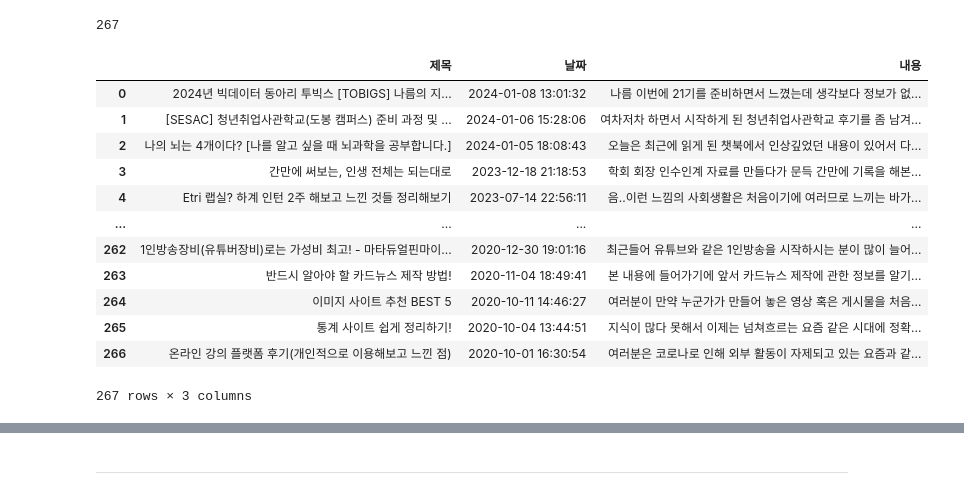
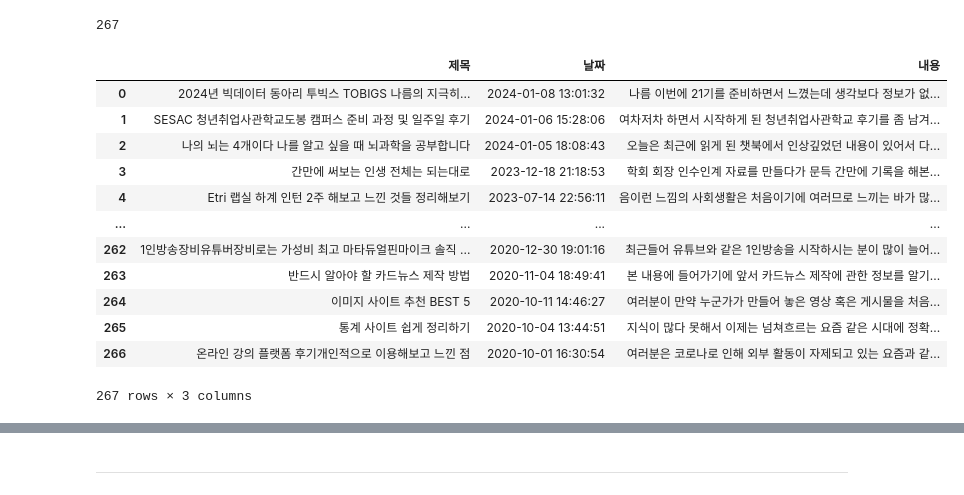
Before and after one commit to ru2zi/giminopt, a Jupyter notebook: train.ipynb, the cells around one changed output, grey strips where cells are left out. Saved outputs shown, nothing was run; the diff lists cells and outputs as text; code cells hidden in the pictures.

```diff
--- a/train.ipynb
+++ b/train.ipynb
@@ -243,17 +254,18 @@ len(log_date)
 # %%
+import re
 from bs4 import BeautifulSoup
 import pandas as pd
-from datetime import datetime  # datetime 모듈 import
+from datetime import datetime
 
 # 데이터를 저장할 리스트 초기화
 titles = []
 dates = []
 contents = []
 
-for logNo, addDate in log_date:  # 각 logNo와 addDate에 대해서
+for logNo, addDate in log_date:
     params = {
         'blogId': 'inno06039',
-        'logNo': str(logNo),  # logNo를 문자열로 변환
+        'logNo': str(logNo),
         'categoryNo': '1',
         'parentCategoryNo': '1',
         'from': 'thumbnailList',
@@ -263,49 +275,49 @@ for logNo, addDate in log_date:  # 각 logNo와 addDate에 대해서
     # BeautifulSoup를 사용하여 HTML 파싱
     soup = BeautifulSoup(response.text, 'html.parser')
 
     # 초기 변수 설정
     current_title = None
     current_content = []
 
-    # 모든 <p> 태그를 찾아서 데이터 추
+    # 모든 <p> 태그를 찾아서 데이터 추출
     p_tags = soup.find_all('p')
 
     for tag in p_tags:
         if 'class' in tag.attrs and 'se-text-paragraph-align-' in tag['class']:
             if current_title is None:
-                current_title = tag.text.strip()
+                current_title = re.sub(r'[^\w\s]', '', tag.text.strip())  # 특수 문자 제거
             else:
-                current_content.append(tag.text.strip())
-        elif 'class' in tag.attrs and 'se-text-paragraph-align-center' in tag['class']:
+                current_content.append(re.sub(r'[^\w\s]', '', tag.text.strip()))  # 특수 문자 제거
+        elif 'class' in tag.attrs and any(s.startswith('se-text-paragraph-align-') for s in tag['class']):
             if current_title is not None:
-                current_content.append(tag.text.strip())
+                current_content.append(re.sub(r'[^\w\s]', '', tag.text.strip()))  # 특수 문자 제거
 
     # "addDate"를 읽기 편한 형식으로 변환
     current_date = datetime.fromtimestamp(addDate / 1000).strftime('%Y-%m-%d %H:%M:%S')
 
     # 제목, 날짜, 내용 추가
     if current_title is not None:
         titles.append(current_title)
         dates.append(current_date)
         contents.append(' '.join(current_content).replace('\u200b', ''))
 
 # 데이터프레임 생성
 data = {'제목': titles, '날짜': dates, '내용': contents}
 df = pd.DataFrame(data)
 df
 # %% [output]
 |  | 제목 | 날짜 | 내용 |
-| 0 | 2024년 빅데이터 동아리 투빅스 [TOBIGS] 나름의 지... | 2024-01-08 13:01:32 | 나름 이번에 21기를 준비하면서 느꼈는데 생각보다 정보가 없... |
-| 1 | [SESAC] 청년취업사관학교(도봉 캠퍼스) 준비 과정 및 ... | 2024-01-06 15:28:06 | 여차저차 하면서 시작하게 된 청년취업사관학교 후기를 좀 남겨... |
-| 2 | 나의 뇌는 4개이다? [나를 알고 싶을 때 뇌과학을 공부합니다.] | 2024-01-05 18:08:43 | 오늘은 최근에 읽게 된 챗북에서 인상깊었던 내용이 있어서 다... |
-| 3 | 간만에 써보는, 인생 전체는 되는대로 | 2023-12-18 21:18:53 | 학회 회장 인수인계 자료를 만들다가 문득 간만에 기록을 해본... |
-| 4 | Etri 랩실? 하계 인턴 2주 해보고 느낀 것들 정리해보기 | 2023-07-14 22:56:11 | 음..이런 느낌의 사회생활은 처음이기에 여러므로 느끼는 바가... |
+| 0 | 2024년 빅데이터 동아리 투빅스 TOBIGS 나름의 지극히... | 2024-01-08 13:01:32 | 나름 이번에 21기를 준비하면서 느꼈는데 생각보다 정보가 없... |
+| 1 | SESAC 청년취업사관학교도봉 캠퍼스 준비 과정 및 일주일 후기 | 2024-01-06 15:28:06 | 여차저차 하면서 시작하게 된 청년취업사관학교 후기를 좀 남겨... |
+| 2 | 나의 뇌는 4개이다 나를 알고 싶을 때 뇌과학을 공부합니다 | 2024-01-05 18:08:43 | 오늘은 최근에 읽게 된 챗북에서 인상깊었던 내용이 있어서 다... |
+| 3 | 간만에 써보는 인생 전체는 되는대로 | 2023-12-18 21:18:53 | 학회 회장 인수인계 자료를 만들다가 문득 간만에 기록을 해본... |
+| 4 | Etri 랩실 하계 인턴 2주 해보고 느낀 것들 정리해보기 | 2023-07-14 22:56:11 | 음이런 느낌의 사회생활은 처음이기에 여러므로 느끼는 바가 많... |
 | ... | ... | ... | ... |
-| 262 | 1인방송장비(유튜버장비)로는 가성비 최고! - 마타듀얼핀마이... | 2020-12-30 19:01:16 | 최근들어 유튜브와 같은 1인방송을 시작하시는 분이 많이 늘어... |
-| 263 | 반드시 알아야 할 카드뉴스 제작 방법! | 2020-11-04 18:49:41 | 본 내용에 들어가기에 앞서 카드뉴스 제작에 관한 정보를 알기... |
+| 262 | 1인방송장비유튜버장비로는 가성비 최고 마타듀얼핀마이크 솔직 ... | 2020-12-30 19:01:16 | 최근들어 유튜브와 같은 1인방송을 시작하시는 분이 많이 늘어... |
+| 263 | 반드시 알아야 할 카드뉴스 제작 방법 | 2020-11-04 18:49:41 | 본 내용에 들어가기에 앞서 카드뉴스 제작에 관한 정보를 알기... |
 | 264 | 이미지 사이트 추천 BEST 5 | 2020-10-11 14:46:27 | 여러분이 만약 누군가가 만들어 놓은 영상 혹은 게시물을 처음... |
-| 265 | 통계 사이트 쉽게 정리하기! | 2020-10-04 13:44:51 | 지식이 많다 못해서 이제는 넘쳐흐르는 요즘 같은 시대에 정확... |
-| 266 | 온라인 강의 플랫폼 후기(개인적으로 이용해보고 느낀 점) | 2020-10-01 16:30:54 | 여러분은 코로나로 인해 외부 활동이 자제되고 있는 요즘과 같... |
+| 265 | 통계 사이트 쉽게 정리하기 | 2020-10-04 13:44:51 | 지식이 많다 못해서 이제는 넘쳐흐르는 요즘 같은 시대에 정확... |
+| 266 | 온라인 강의 플랫폼 후기개인적으로 이용해보고 느낀 점 | 2020-10-01 16:30:54 | 여러분은 코로나로 인해 외부 활동이 자제되고 있는 요즘과 같... |
 267 rows × 3 columns
 # %%
 df.to_csv("./blog_data.csv",index=False, encoding="utf-8-sig")
```
Also changed, not shown: parts of 9 cells of this notebook, 1 other file.
